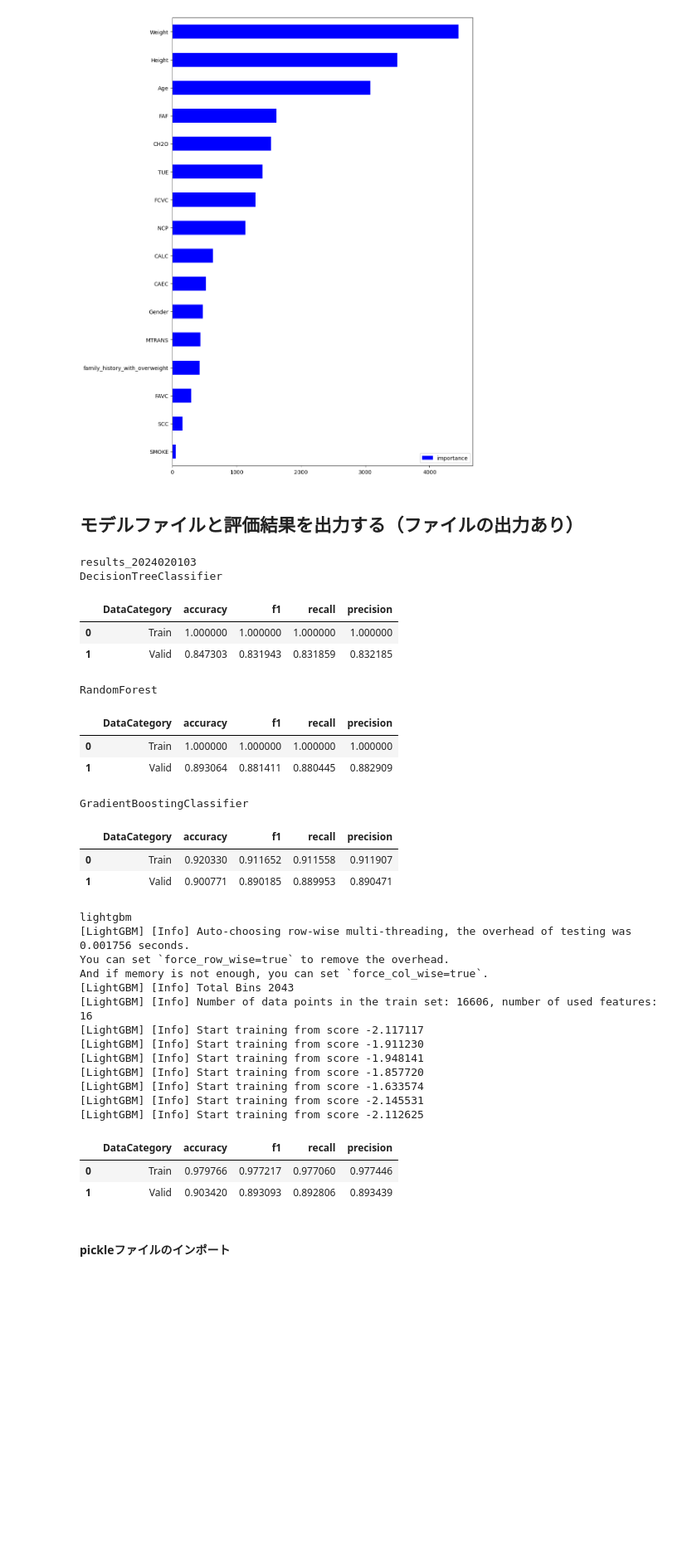
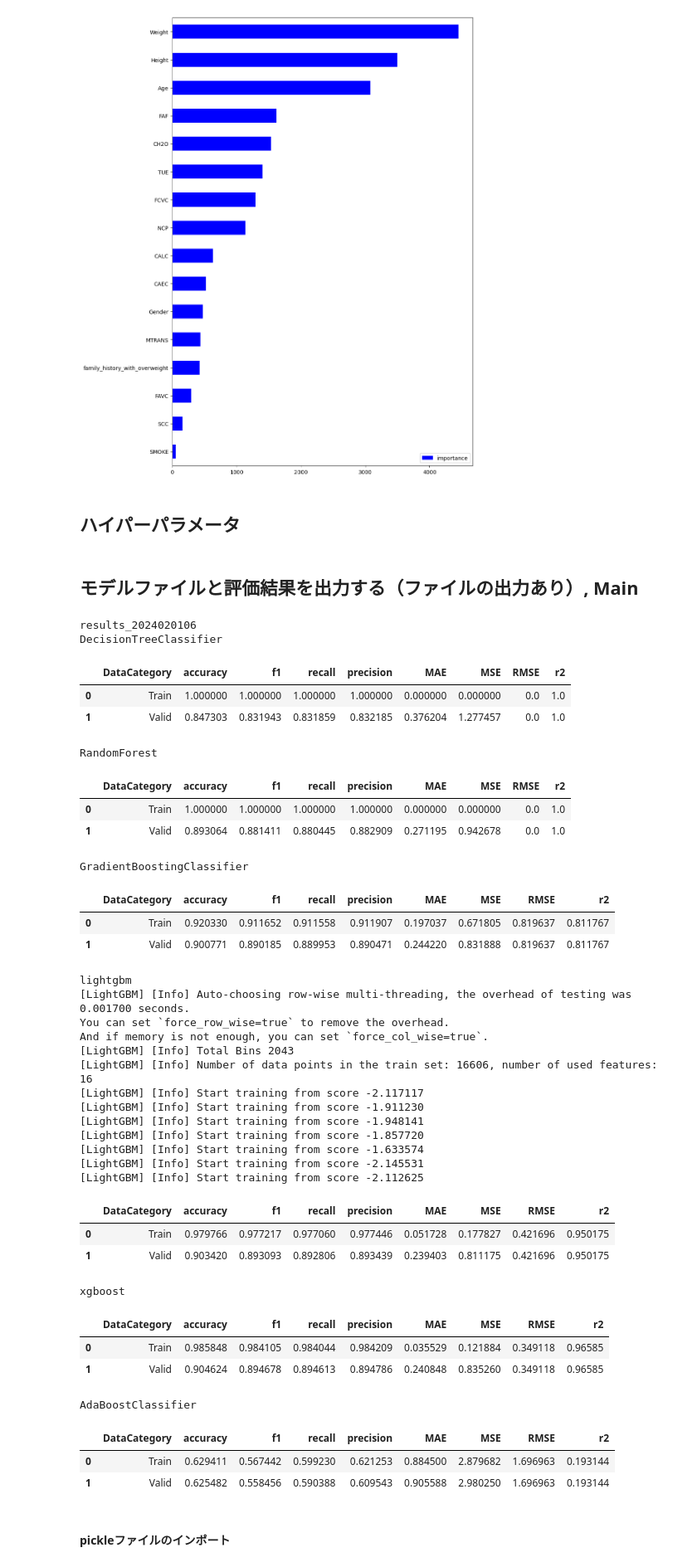
Before and after one commit to CheeseGue/DataScience, a Jupyter notebook: GithubWithKaggle/model-obesity.ipynb, the cells around one changed output. Shown at 83% size. Cells and saved outputs as stored; diff of their text form; code cells hidden in the pictures; blank space fills up the shorter version.

```diff
--- a/GithubWithKaggle/model-obesity.ipynb
+++ b/GithubWithKaggle/model-obesity.ipynb
@@ -251,3 +252,5 @@ feature_importance.plot(kind='barh', figsize=(10, 15), color='b')
 # %% [output]
 <Axes: >
 [figure]
+# %% [markdown]
+## ハイパーパラメータ
@@ -254,5 +271,5 @@ feature_importance.plot(kind='barh', figsize=(10, 15), color='b')
 # %% [markdown]
-## モデルファイルと評価結果を出力する（ファイルの出力あり）
+## モデルファイルと評価結果を出力する（ファイルの出力あり）, Main
 # %%
 def make_model_and_eval(model, X_train, X_test, y_train, y_test):
     model.fit(X_train, y_train)
@@ -341,54 +358,57 @@ models = {'DecisionTreeClassifier': DecisionTreeClassifier(random_state=42),
           'RandomForest':RandomForestClassifier(random_state=42),
           'GradientBoostingClassifier':GradientBoostingClassifier(random_state=42),
           'lightgbm': LGBMClassifier(random_state=42),
-#           'xgboost': XGBClassifier(random_state=42)
+          'xgboost': XGBClassifier(random_state=42),
+#           'BaggingClassifier': BaggingClassifier(random_state=42),
+          'AdaBoostClassifier': AdaBoostClassifier(random_state=42),
+#           'CatBoostClassifier': CatBoostClassifier(**cat_params),
          }
 
 score_all = []
 importance_all = []
 for model_name, model in models.items():
     print(model_name)
     score, importance, model, cols = make_model_and_eval(model, X_train, X_valid, y_train, y_valid)
     score['model_name'] = model_name
     importance['model_name'] = model_name
 
     model_names = f'model_{model_name}.pickle'
     model_path = os.path.join(target_output_dir, model_names)
     with open(model_path, mode='wb') as f:
         pickle.dump(model, f, protocol=2)
     score_all.append(score)
     importance_all.append(importance)
 score_all = pd.concat(score_all, ignore_index=True)
 importance_all = pd.concat(importance_all, ignore_index=True)
 cols = pd.DataFrame({'X_cols':X_train.columns})
 
 score_name = 'score.csv'
 importance_name = 'importance.csv'
 cols_name = 'X_cols.csv'
 
 score_path = os.path.join(target_output_dir, score_name)
 importance_path = os.path.join(target_output_dir, importance_name)
 cols_path = os.path.join(target_output_dir, cols_name)
 
 score_all.to_csv(score_path, index=False)
 importance_all.to_csv(importance_path, index=False)
 cols.to_csv(cols_path, index=False)
 # %% [output]
-results_2024020103
+results_2024020106
 DecisionTreeClassifier
-|  | DataCategory | accuracy | f1 | recall | precision |
-| 0 | Train | 1.000000 | 1.000000 | 1.000000 | 1.000000 |
-| 1 | Valid | 0.847303 | 0.831943 | 0.831859 | 0.832185 |
+|  | DataCategory | accuracy | f1 | recall | precision | MAE | MSE | RMSE | r2 |
+| 0 | Train | 1.000000 | 1.000000 | 1.000000 | 1.000000 | 0.000000 | 0.000000 | 0.0 | 1.0 |
+| 1 | Valid | 0.847303 | 0.831943 | 0.831859 | 0.832185 | 0.376204 | 1.277457 | 0.0 | 1.0 |
 RandomForest
-|  | DataCategory | accuracy | f1 | recall | precision |
-| 0 | Train | 1.000000 | 1.000000 | 1.000000 | 1.000000 |
-| 1 | Valid | 0.893064 | 0.881411 | 0.880445 | 0.882909 |
+|  | DataCategory | accuracy | f1 | recall | precision | MAE | MSE | RMSE | r2 |
+| 0 | Train | 1.000000 | 1.000000 | 1.000000 | 1.000000 | 0.000000 | 0.000000 | 0.0 | 1.0 |
+| 1 | Valid | 0.893064 | 0.881411 | 0.880445 | 0.882909 | 0.271195 | 0.942678 | 0.0 | 1.0 |
 GradientBoostingClassifier
-|  | DataCategory | accuracy | f1 | recall | precision |
-| 0 | Train | 0.920330 | 0.911652 | 0.911558 | 0.911907 |
-| 1 | Valid | 0.900771 | 0.890185 | 0.889953 | 0.890471 |
+|  | DataCategory | accuracy | f1 | recall | precision | MAE | MSE | RMSE | r2 |
+| 0 | Train | 0.920330 | 0.911652 | 0.911558 | 0.911907 | 0.197037 | 0.671805 | 0.819637 | 0.811767 |
+| 1 | Valid | 0.900771 | 0.890185 | 0.889953 | 0.890471 | 0.244220 | 0.831888 | 0.819637 | 0.811767 |
 lightgbm
-[LightGBM] [Info] Auto-choosing row-wise multi-threading, the overhead of testing was 0.001756 seconds.
+[LightGBM] [Info] Auto-choosing row-wise multi-threading, the overhead of testing was 0.001700 seconds.
 You can set `force_row_wise=true` to remove the overhead.
 And if memory is not enough, you can set `force_col_wise=true`.
 [LightGBM] [Info] Total Bins 2043
@@ -400,9 +420,17 @@ And if memory is not enough, you can set `force_col_wise=true`.
 [LightGBM] [Info] Start training from score -1.633574
 [LightGBM] [Info] Start training from score -2.145531
 [LightGBM] [Info] Start training from score -2.112625
-|  | DataCategory | accuracy | f1 | recall | precision |
-| 0 | Train | 0.979766 | 0.977217 | 0.977060 | 0.977446 |
-| 1 | Valid | 0.903420 | 0.893093 | 0.892806 | 0.893439 |
+|  | DataCategory | accuracy | f1 | recall | precision | MAE | MSE | RMSE | r2 |
+| 0 | Train | 0.979766 | 0.977217 | 0.977060 | 0.977446 | 0.051728 | 0.177827 | 0.421696 | 0.950175 |
+| 1 | Valid | 0.903420 | 0.893093 | 0.892806 | 0.893439 | 0.239403 | 0.811175 | 0.421696 | 0.950175 |
+xgboost
+|  | DataCategory | accuracy | f1 | recall | precision | MAE | MSE | RMSE | r2 |
+| 0 | Train | 0.985848 | 0.984105 | 0.984044 | 0.984209 | 0.035529 | 0.121884 | 0.349118 | 0.96585 |
+| 1 | Valid | 0.904624 | 0.894678 | 0.894613 | 0.894786 | 0.240848 | 0.835260 | 0.349118 | 0.96585 |
+AdaBoostClassifier
+|  | DataCategory | accuracy | f1 | recall | precision | MAE | MSE | RMSE | r2 |
+| 0 | Train | 0.629411 | 0.567442 | 0.599230 | 0.621253 | 0.884500 | 2.879682 | 1.696963 | 0.193144 |
+| 1 | Valid | 0.625482 | 0.558456 | 0.590388 | 0.609543 | 0.905588 | 2.980250 | 1.696963 | 0.193144 |
 # %% [markdown]
 #### pickleファイルのインポート
 # %%
```
Also changed, not shown: parts of 15 cells of this notebook.
